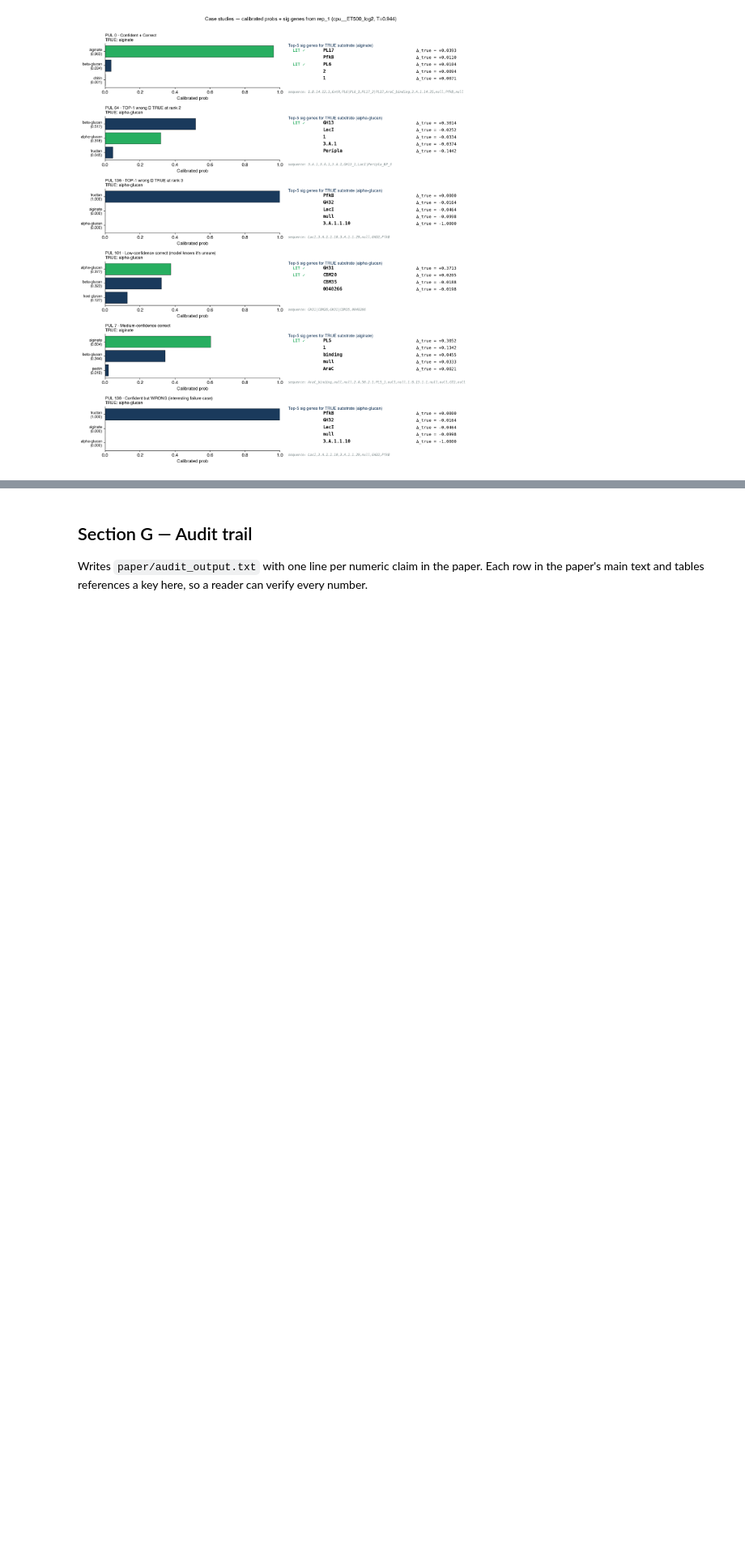
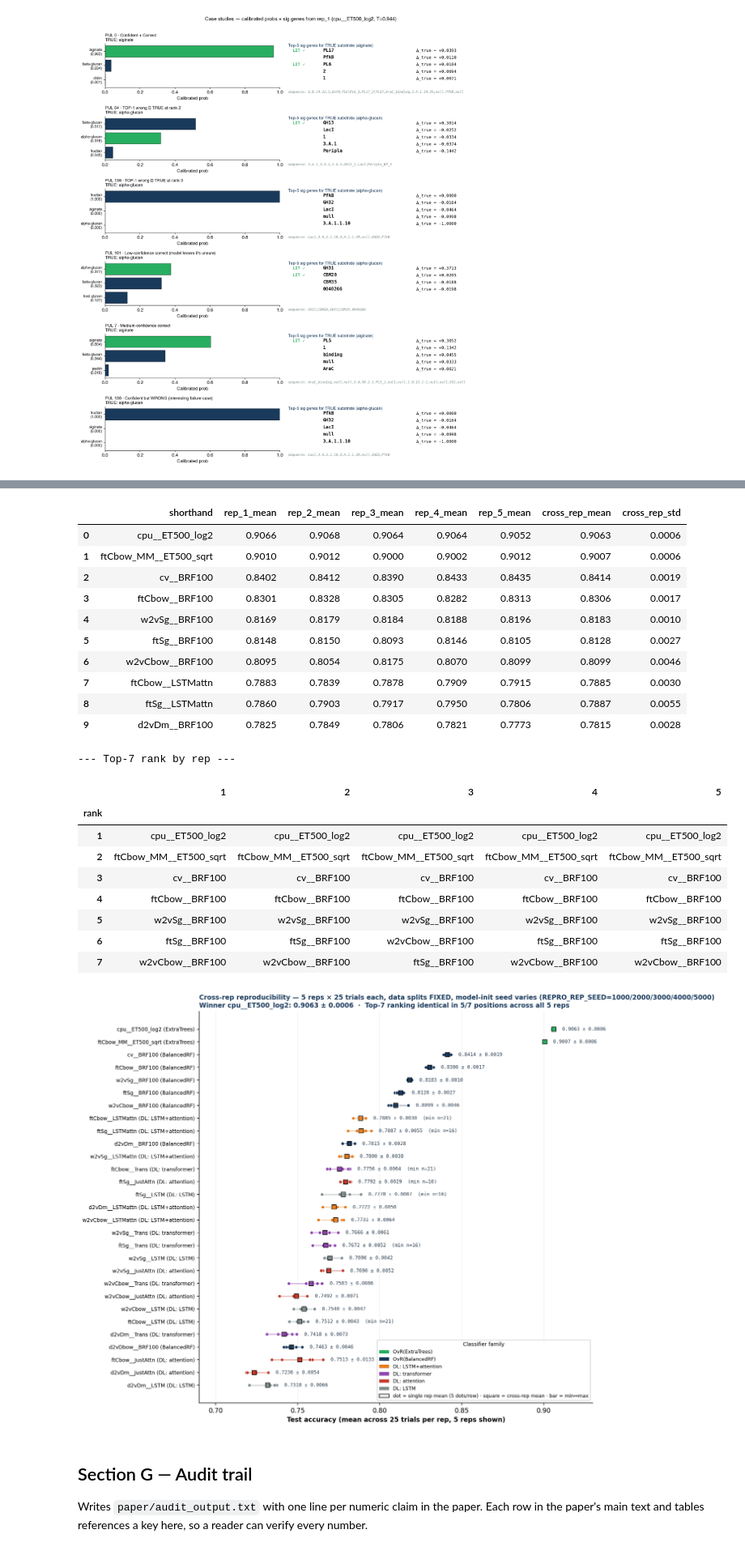
Before and after one commit to vedpiyush93-stack/subFinder_May_Release, a Jupyter notebook: notebooks/build_paper_artifacts.ipynb, the cells around one changed output, grey strips where cells are left out. Shown at 81% size. Drawn from its saved outputs; the diff is of its cells as text; code cells hidden in the pictures; blank space fills up the shorter version.

```diff
--- a/notebooks/build_paper_artifacts.ipynb
+++ b/notebooks/build_paper_artifacts.ipynb
@@ -1099,0 +1106,36 @@ display(Image(filename=str(DOCS/'figures/fig13_case_study_cards.png')))
+# %%
+# Section I — load + display cross-rep stability artifacts + log to audit
+import json, pandas as pd
+from pathlib import Path
+from IPython.display import Image, display
+DOCS = Path('../docs')
+
+summary = json.loads((DOCS/'tables/tab_cross_rep_summary.json').read_text())
+audit('cross_rep_n_reps',         summary['n_reps'])
+audit('cross_rep_rep_seeds',      '/'.join(str(x) for x in summary['rep_seeds']))
+audit('cross_rep_winner',         summary['winner_config'])
+audit('cross_rep_winner_mean',    f"{summary['winner_cross_rep_mean']:.4f}")
+audit('cross_rep_winner_std',     f"{summary['winner_cross_rep_std']:.4f}")
+audit('cross_rep_winner_min',     f"{summary['winner_cross_rep_min']:.4f}")
+audit('cross_rep_winner_max',     f"{summary['winner_cross_rep_max']:.4f}")
+audit('cross_rep_runner',         summary['runner_config'])
+audit('cross_rep_runner_mean',    f"{summary['runner_cross_rep_mean']:.4f}")
+audit('cross_rep_runner_std',     f"{summary['runner_cross_rep_std']:.4f}")
+audit('cross_rep_top7_stability', summary['top7_rank_stability'])
+audit('cross_rep_configs_complete', f"{summary['n_configs_min_n_25']}/29 configs have 25 trials in every rep")
+
+print(f"\nWinner ({summary['winner_config']}): {summary['winner_cross_rep_mean']:.4f} ± {summary['winner_cross_rep_std']:.4f}")
+print(f"  range [{summary['winner_cross_rep_min']:.4f}, {summary['winner_cross_rep_max']:.4f}] over {summary['n_reps']} reps")
+print(f"  per-rep means: {summary['winner_per_rep_means']}")
+print(f"Runner-up ({summary['runner_config']}): {summary['runner_cross_rep_mean']:.4f} ± {summary['runner_cross_rep_std']:.4f}")
+print(f"Top-7 ranking: {summary['top7_rank_stability']}")
+
+print('\n--- Per-config 5-rep matrix (top 10 by rep_1) ---')
+xrep = pd.read_csv(DOCS/'tables/tab_cross_rep_stability.csv')
+display(xrep.head(10)[['shorthand','rep_1_mean','rep_2_mean','rep_3_mean','rep_4_mean','rep_5_mean','cross_rep_mean','cross_rep_std']])
+
+print('\n--- Top-7 rank by rep ---')
+ranks = pd.read_csv(DOCS/'tables/tab_cross_rep_top7_ranking.csv', index_col='rank')
+display(ranks)
+display(Image(filename=str(DOCS/'figures/fig14_cross_rep_stability.png')))
+# %% [output]
@@ -1100,3 +1162,25 @@ display(Image(filename=str(DOCS/'figures/fig13_case_study_cards.png')))
+|  | shorthand | rep_1_mean | rep_2_mean | rep_3_mean | rep_4_mean | rep_5_mean | cross_rep_mean | cross_rep_std |
+| 0 | cpu__ET500_log2 | 0.9066 | 0.9068 | 0.9064 | 0.9064 | 0.9052 | 0.9063 | 0.0006 |
+| 1 | ftCbow_MM__ET500_sqrt | 0.9010 | 0.9012 | 0.9000 | 0.9002 | 0.9012 | 0.9007 | 0.0006 |
+| 2 | cv__BRF100 | 0.8402 | 0.8412 | 0.8390 | 0.8433 | 0.8435 | 0.8414 | 0.0019 |
+| 3 | ftCbow__BRF100 | 0.8301 | 0.8328 | 0.8305 | 0.8282 | 0.8313 | 0.8306 | 0.0017 |
+| 4 | w2vSg__BRF100 | 0.8169 | 0.8179 | 0.8184 | 0.8188 | 0.8196 | 0.8183 | 0.0010 |
+| 5 | ftSg__BRF100 | 0.8148 | 0.8150 | 0.8093 | 0.8146 | 0.8105 | 0.8128 | 0.0027 |
+| 6 | w2vCbow__BRF100 | 0.8095 | 0.8054 | 0.8175 | 0.8070 | 0.8099 | 0.8099 | 0.0046 |
+| 7 | ftCbow__LSTMattn | 0.7883 | 0.7839 | 0.7878 | 0.7909 | 0.7915 | 0.7885 | 0.0030 |
+| 8 | ftSg__LSTMattn | 0.7860 | 0.7903 | 0.7917 | 0.7950 | 0.7806 | 0.7887 | 0.0055 |
+| 9 | d2vDm__BRF100 | 0.7825 | 0.7849 | 0.7806 | 0.7821 | 0.7773 | 0.7815 | 0.0028 |
+--- Top-7 rank by rep ---
+|  | 1 | 2 | 3 | 4 | 5 |
+| rank |  |  |  |  |  |
+| 1 | cpu__ET500_log2 | cpu__ET500_log2 | cpu__ET500_log2 | cpu__ET500_log2 | cpu__ET500_log2 |
+| 2 | ftCbow_MM__ET500_sqrt | ftCbow_MM__ET500_sqrt | ftCbow_MM__ET500_sqrt | ftCbow_MM__ET500_sqrt | ftCbow_MM__ET500_sqrt |
+| 3 | cv__BRF100 | cv__BRF100 | cv__BRF100 | cv__BRF100 | cv__BRF100 |
+| 4 | ftCbow__BRF100 | ftCbow__BRF100 | ftCbow__BRF100 | ftCbow__BRF100 | ftCbow__BRF100 |
+| 5 | w2vSg__BRF100 | w2vSg__BRF100 | w2vSg__BRF100 | w2vSg__BRF100 | w2vSg__BRF100 |
+| 6 | ftSg__BRF100 | ftSg__BRF100 | w2vCbow__BRF100 | ftSg__BRF100 | ftSg__BRF100 |
+| 7 | w2vCbow__BRF100 | w2vCbow__BRF100 | ftSg__BRF100 | w2vCbow__BRF100 | w2vCbow__BRF100 |
+[figure, added]
 # %% [markdown]
 ## Section G — Audit trail
 
```
Also changed, not shown: parts of 3 cells of this notebook, 10 other files.
